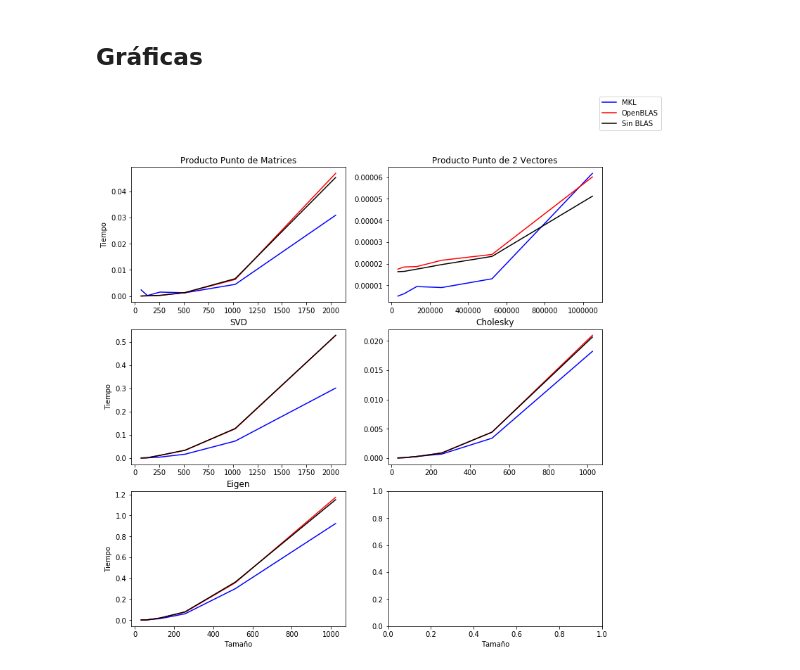
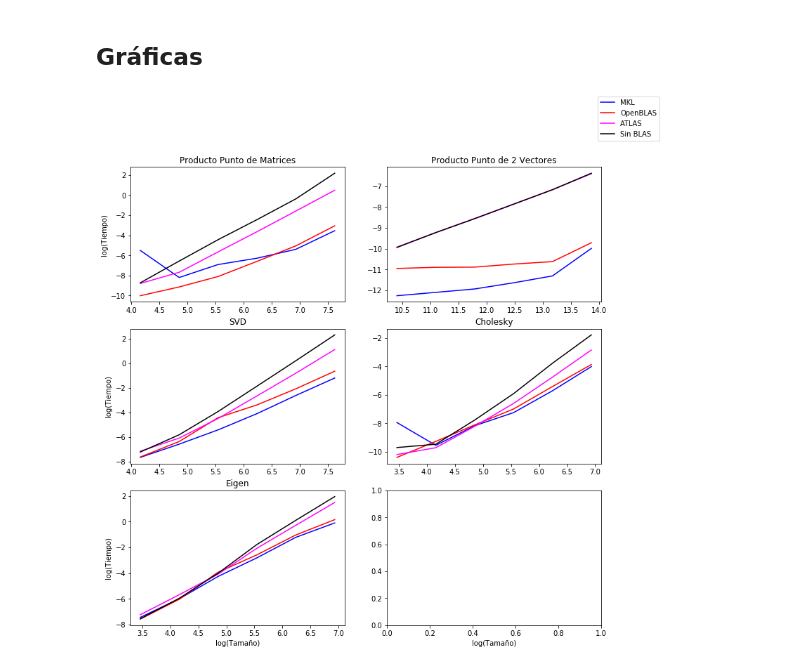
Before and after one commit to philwebsurfer/analisis-numerico-computo-cientifico, a Jupyter notebook: analisisnum-jorgealtamirano/openblas-py3/benchmark.ipynb, the cells around one changed output. Saved outputs shown, nothing was run; the diff lists cells and outputs as text; code cells hidden in the pictures.

```diff
--- a/analisisnum-jorgealtamirano/openblas-py3/benchmark.ipynb
+++ b/analisisnum-jorgealtamirano/openblas-py3/benchmark.ipynb
@@ -168,56 +180,69 @@ df__.head(3)
 # %%
 %matplotlib inline
 from matplotlib import pyplot as plt
 
 fig, axs = plt.subplots(3, 2, sharex=False, sharey=False)
 fig.set_size_inches(12, 12)
 ## Pruebas con MKL
 df2 = df[df.Operación == 'Producto Punto de Matrices']
 axs[0, 0].set_title(df2.Operación[0])
-axs[0, 0].plot(pd.to_numeric(df2.Tamaño), df2.Tiempo, color="blue", label="MKL")
+axs[0, 0].plot(np.log(df2.Tamaño), np.log(df2.Tiempo), color="blue", label="MKL")
 df2 = df[df.Operación == 'Producto Punto de 2 Vectores']
 axs[0, 1].set_title(df2.iloc[0,2])
-axs[0, 1].plot(pd.to_numeric(df2.Tamaño), df2.Tiempo, color="blue", label="MKL")
+axs[0, 1].plot(np.log(df2.Tamaño), np.log(df2.Tiempo), color="blue", label="MKL")
 df2 = df[df.Operación == 'SVD']
 axs[1, 0].set_title(df2.iloc[0,2])
-axs[1, 0].plot(pd.to_numeric(df2.Tamaño), df2.Tiempo, color="blue", label="MKL")
+axs[1, 0].plot(np.log(df2.Tamaño), np.log(df2.Tiempo), color="blue", label="MKL")
 df2 = df[df.Operación == 'Cholesky']
 axs[1, 1].set_title(df2.iloc[0,2])
-axs[1, 1].plot(pd.to_numeric(df2.Tamaño), df2.Tiempo, color="blue", label="MKL")
+axs[1, 1].plot(np.log(df2.Tamaño), np.log(df2.Tiempo), color="blue", label="MKL")
 df2 = df[df.Operación == 'Eigen']
 axs[2, 0].set_title(df2.iloc[0,2])
-axs[2, 0].plot(pd.to_numeric(df2.Tamaño), df2.Tiempo, color="blue", label="MKL")
+axs[2, 0].plot(np.log(df2.Tamaño), np.log(df2.Tiempo), color="blue", label="MKL")
 # Etiquetas
-axs[0, 0].set_ylabel('Tiempo')
-axs[1, 0].set_ylabel('Tiempo')
-axs[2, 0].set_ylabel('Tiempo')
-axs[2, 0].set_xlabel('Tamaño')
-axs[2, 1].set_xlabel('Tamaño')
+axs[0, 0].set_ylabel('log(Tiempo)')
+axs[1, 0].set_ylabel('log(Tiempo)')
+axs[2, 0].set_ylabel('log(Tiempo)')
+axs[2, 0].set_xlabel('log(Tamaño)')
+axs[2, 1].set_xlabel('log(Tamaño)')
 ## Pruebas con OpenBLAS
-df_ = pd.read_csv("compare.openblas.csv")
-df2 = df_[df.Operación == 'Producto Punto de Matrices']
-axs[0, 0].plot(pd.to_numeric(df2.Tamaño), df2.Tiempo, color="red", label="OpenBLAS")
-df2 = df_[df.Operación == 'Producto Punto de 2 Vectores']
-axs[0, 1].plot(pd.to_numeric(df2.Tamaño), df2.Tiempo, color="red", label="OpenBLAS")
-df2 = df_[df.Operación == 'SVD']
-axs[1, 0].plot(pd.to_numeric(df2.Tamaño), df2.Tiempo, color="red", label="OpenBLAS")
-df2 = df_[df.Operación == 'Cholesky']
-axs[1, 1].plot(pd.to_numeric(df2.Tamaño), df2.Tiempo, color="red", label="OpenBLAS")
-df2 = df_[df.Operación == 'Eigen']
-axs[2, 0].plot(pd.to_numeric(df2.Tamaño), df2.Tiempo, color="red", label="OpenBLAS")
+df_blas = pd.read_csv("compare.openblas.csv")
+df2 = df_blas[df_blas.Operación == 'Producto Punto de Matrices']
+axs[0, 0].plot(np.log(df2.Tamaño), np.log(df2.Tiempo), color="red", label="OpenBLAS")
+df2 = df_blas[df_blas.Operación == 'Producto Punto de 2 Vectores']
+axs[0, 1].plot(np.log(df2.Tamaño), np.log(df2.Tiempo), color="red", label="OpenBLAS")
+df2 = df_blas[df_blas.Operación == 'SVD']
+axs[1, 0].plot(np.log(df2.Tamaño), np.log(df2.Tiempo), color="red", label="OpenBLAS")
+df2 = df_blas[df_blas.Operación == 'Cholesky']
+axs[1, 1].plot(np.log(df2.Tamaño), np.log(df2.Tiempo), color="red", label="OpenBLAS")
+df2 = df_blas[df_blas.Operación == 'Eigen']
+axs[2, 0].plot(np.log(df2.Tamaño), np.log(df2.Tiempo), color="red", label="OpenBLAS")
+## Pruebas con ATLAS
+df_atlas = pd.read_csv("compare.f77blas.csv")
+df2 = df_atlas[df_atlas.Operación == 'Producto Punto de Matrices']
+axs[0, 0].plot(np.log(df2.Tamaño), np.log(df2.Tiempo), color="magenta", label="ATLAS")
+df2 = df_atlas[df_atlas.Operación == 'Producto Punto de 2 Vectores']
+axs[0, 1].plot(np.log(df2.Tamaño), np.log(df2.Tiempo), color="magenta", label="ATLAS")
+df2 = df_atlas[df_atlas.Operación == 'SVD']
+axs[1, 0].plot(np.log(df2.Tamaño), np.log(df2.Tiempo), color="magenta", label="ATLAS")
+df2 = df_atlas[df_atlas.Operación == 'Cholesky']
+axs[1, 1].plot(np.log(df2.Tamaño), np.log(df2.Tiempo), color="magenta", label="ATLAS")
+df2 = df_atlas[df_atlas.Operación == 'Eigen']
+axs[2, 0].plot(np.log(df2.Tamaño), np.log(df2.Tiempo), color="magenta", label="ATLAS")
 ## Pruebas sin OpenBLAS
-df__ = pd.read_csv("compare.noblas.csv")
-df2 = df__[df__.Operación == 'Producto Punto de Matrices']
-axs[0, 0].plot(pd.to_numeric(df2.Tamaño), df2.Tiempo, color="black", label="Sin BLAS")
-df2 = df__[df__.Operación == 'Producto Punto de 2 Vectores']
-axs[0, 1].plot(pd.to_numeric(df2.Tamaño), df2.Tiempo, color="black", label="Sin BLAS")
-df2 = df__[df__.Operación == 'SVD']
-axs[1, 0].plot(pd.to_numeric(df2.Tamaño), df2.Tiempo, color="black", label="Sin BLAS")
-df2 = df__[df__.Operación == 'Cholesky']
-axs[1, 1].plot(pd.to_numeric(df2.Tamaño), df2.Tiempo, color="black", label="Sin BLAS")
-df2 = df__[df__.Operación == 'Eigen']
-axs[2, 0].plot(pd.to_numeric(df2.Tamaño), df2.Tiempo, color="black", label="Sin BLAS")
+df_noblas = pd.read_csv("compare.noblas.csv")
+df2 = df_noblas[df_noblas.Operación == 'Producto Punto de Matrices']
+axs[0, 0].plot(np.log(df2.Tamaño), np.log(df2.Tiempo), color="black", label="Sin BLAS")
+df2 = df_noblas[df_noblas.Operación == 'Producto Punto de 2 Vectores']
+axs[0, 1].plot(np.log(df2.Tamaño), np.log(df2.Tiempo), color="black", label="Sin BLAS")
+df2 = df_noblas[df_noblas.Operación == 'SVD']
+axs[1, 0].plot(np.log(df2.Tamaño), np.log(df2.Tiempo), color="black", label="Sin BLAS")
+df2 = df_noblas[df_noblas.Operación == 'Cholesky']
+axs[1, 1].plot(np.log(df2.Tamaño), np.log(df2.Tiempo), color="black", label="Sin BLAS")
+df2 = df_noblas[df_noblas.Operación == 'Eigen']
+axs[2, 0].plot(np.log(df2.Tamaño), np.log(df2.Tiempo), color="black", label="Sin BLAS")
 fig.legend()
+plt.savefig("plot.png")
 plt.show()
 # %% [output]
-[figure, old version]
+[figure, new version]
```
Also changed, not shown: parts of 7 cells of this notebook, 1 other file.
